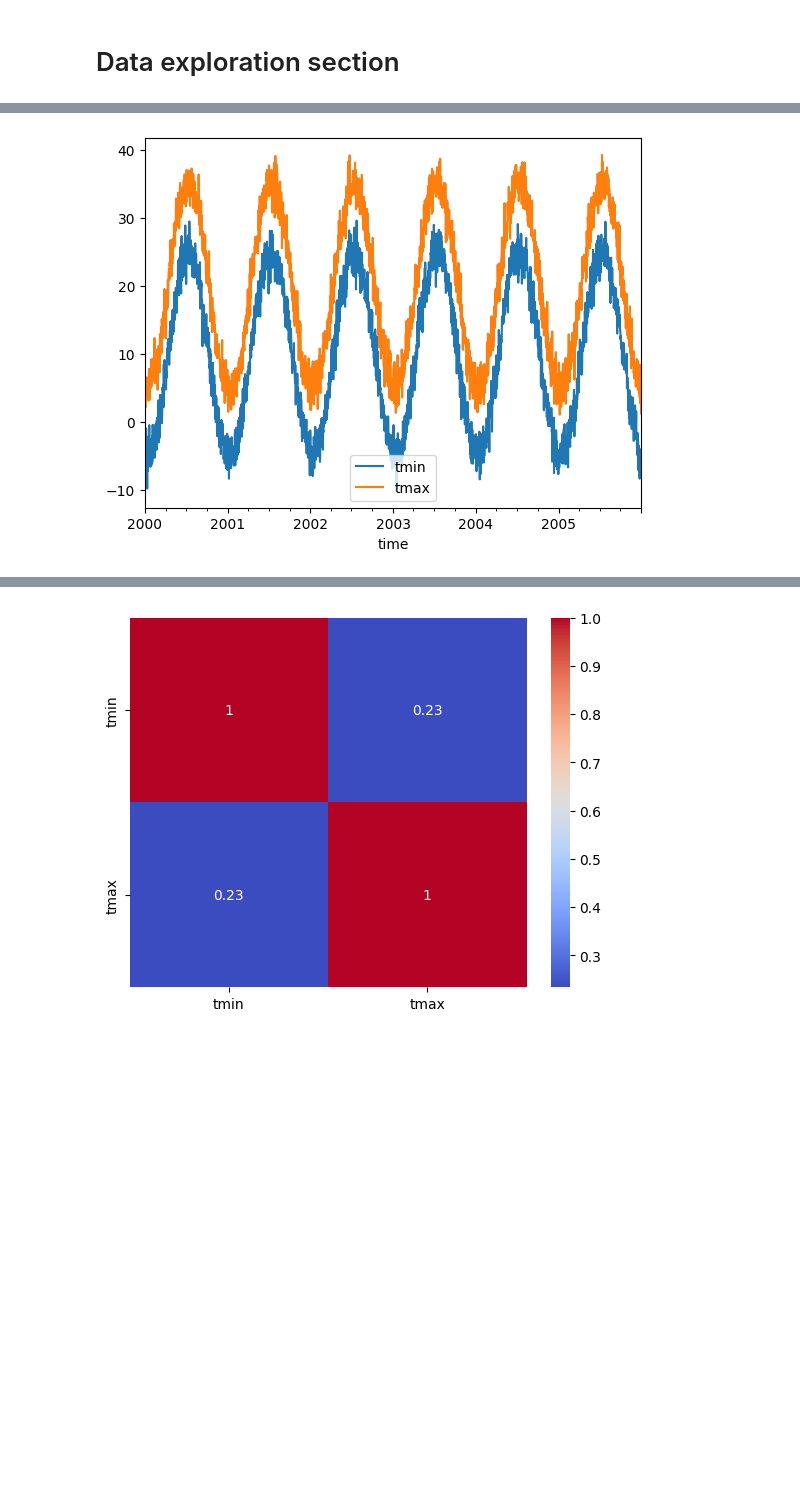
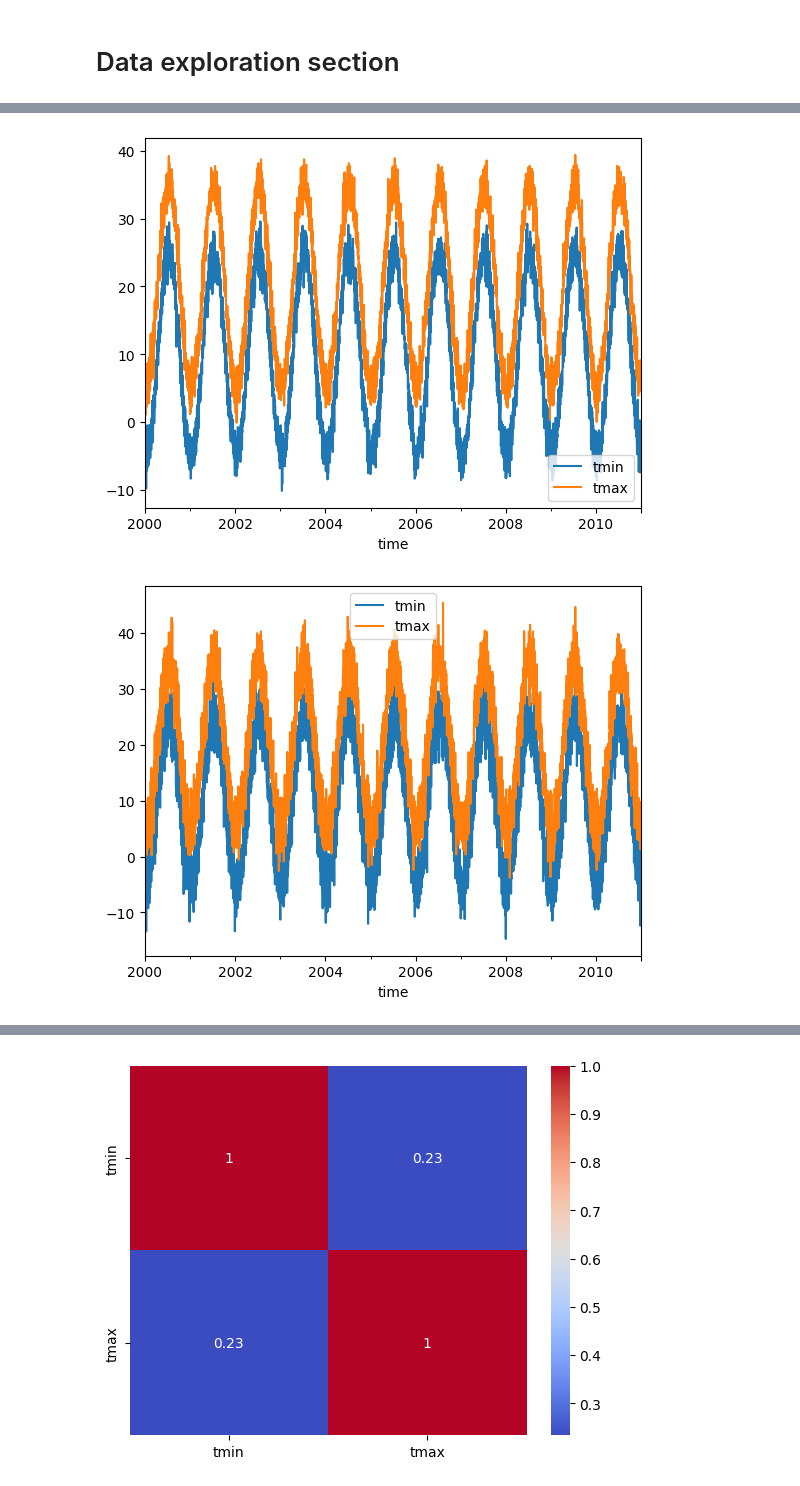
Before and after one commit to mariajmolina/UMDAOSC650, a Jupyter notebook: data_processing.ipynb, the cells around one changed output, grey strips where cells are left out. Saved outputs shown, nothing was run; the diff lists cells and outputs as text; code cells hidden in the pictures; blank space fills up the shorter version.

```diff
--- a/data_processing.ipynb
+++ b/data_processing.ipynb
@@ -20,7 +20,7 @@ Adapted from https://docs.xarray.dev/en/latest/examples/weather-data.html
 np.random.seed(123)
 
 # create a fake time array and annual cycle
-times = pd.date_range("2000-01-01", "2005-12-31", name="time")
+times = pd.date_range("2000-01-01", "2010-12-31", name="time")
 annual_cycle = np.sin(2 * np.pi * (times.dayofyear.values / 365.25 - 0.28))
 base = 10 + 15 * annual_cycle.reshape(-1, 1)
 
@@ -96,9 +122,11 @@ df['tmax'].groupby('location').describe()
 # %%
 # lets take the mean of all locations and plot the time series
-ds.mean(dim="location").to_dataframe().plot()
+ds.mean(dim="location").to_dataframe().plot();
+ds.sel(location='IN').to_dataframe().plot();
 plt.show()
 # %% [output]
-[figure, old version]
+[figure, new version]
+[figure, added]
 # %%
 # we can also plot the time series for each location
 ds.sel(location='IA').to_dataframe().plot()
```
Also changed, not shown: parts of 27 cells of this notebook.
